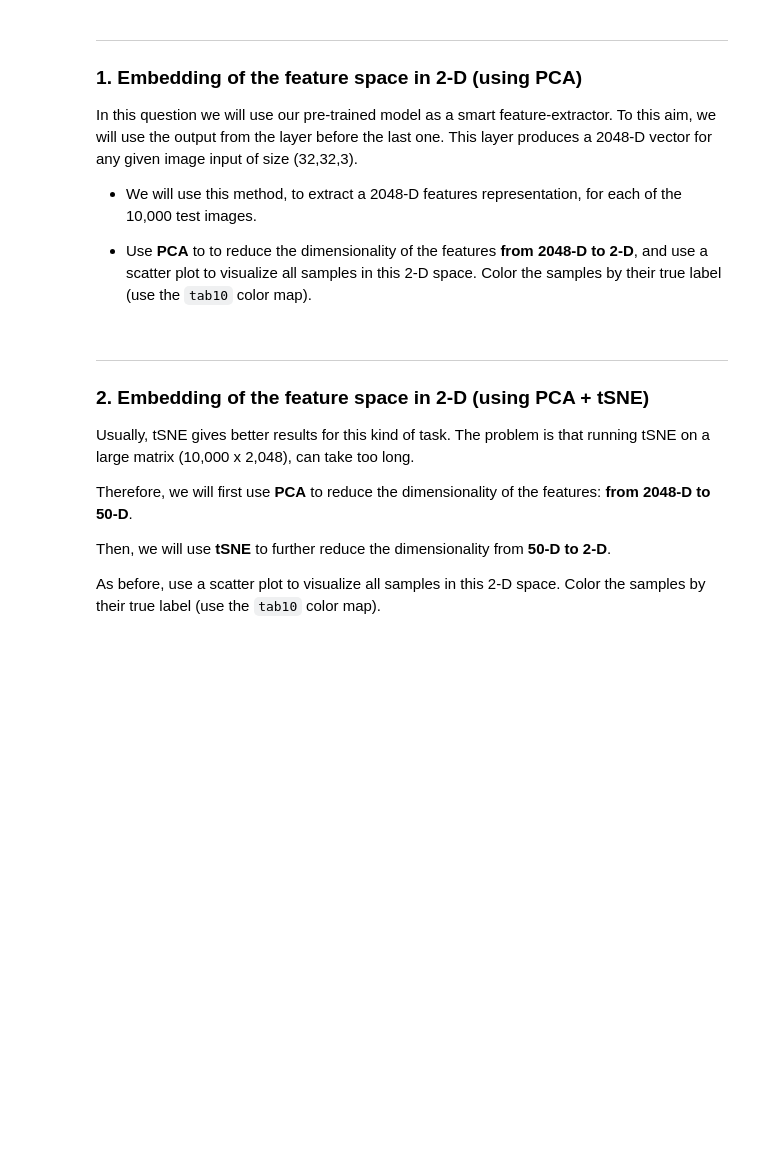
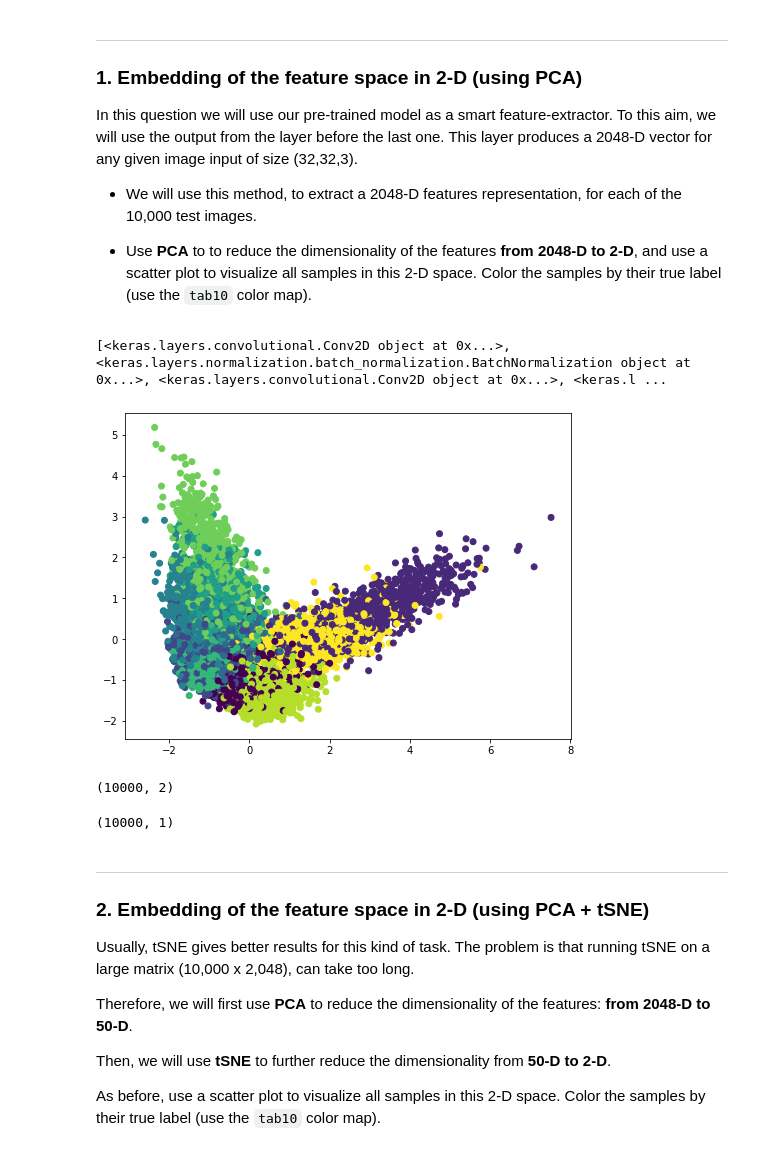
Before and after one commit to JustAlex5/deep_learning, a Jupyter notebook: ex6.ipynb, the cells around one changed output. Drawn from its saved outputs; the diff is of its cells as text; code cells hidden in the pictures; blank space fills up the shorter version.

```diff
--- a/ex6.ipynb
+++ b/ex6.ipynb
@@ -65,3 +92,32 @@ To this aim, we will use the output from the layer before the last one. This lay
+# %%
+print(model.layers[:-2])
+# %% [output]
+[<keras.layers.convolutional.Conv2D object at 0x...>, <keras.layers.normalization.batch_normalization.BatchNormalization object at 0x...>, <keras.layers.convolutional.Conv2D object at 0x...>, <keras.l ...
+# %%
+activations = Model(inputs=model.inputs, outputs=model.layers[18].output)
+
+prediction = activations.predict(x_test)
+# %%
+pca = PCA(n_components=2).fit(prediction)
+X_pca = pca.transform(prediction)
+
+# plt.scatter(X_pca, np.zeros_like(X_pca), s=50, c=y_test, alpha=0.5)
+# %%
+plt.figure(figsize=(8,6))
+Xt = X_pca
+plot = plt.scatter(Xt[:,0], Xt[:,1], c=y_test)
+
+plt.show()
+# %% [output]
+[figure, added]
+# %%
+X_pca.shape
+# %% [output]
+(10000, 2)
+# %%
+y_test.shape
+# %% [output]
+(10000, 1)
 # %% [markdown]
 ---
 ### 2. Embedding of the feature space in 2-D (using PCA + tSNE)
```
Also changed, not shown: parts of 23 cells of this notebook.
